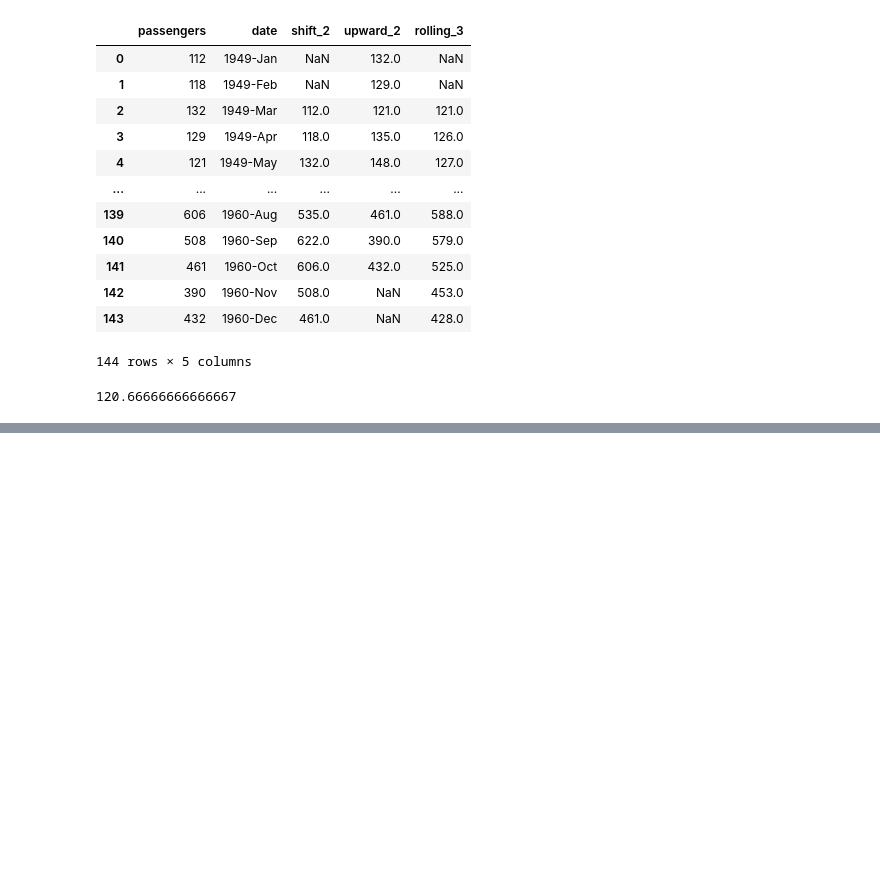
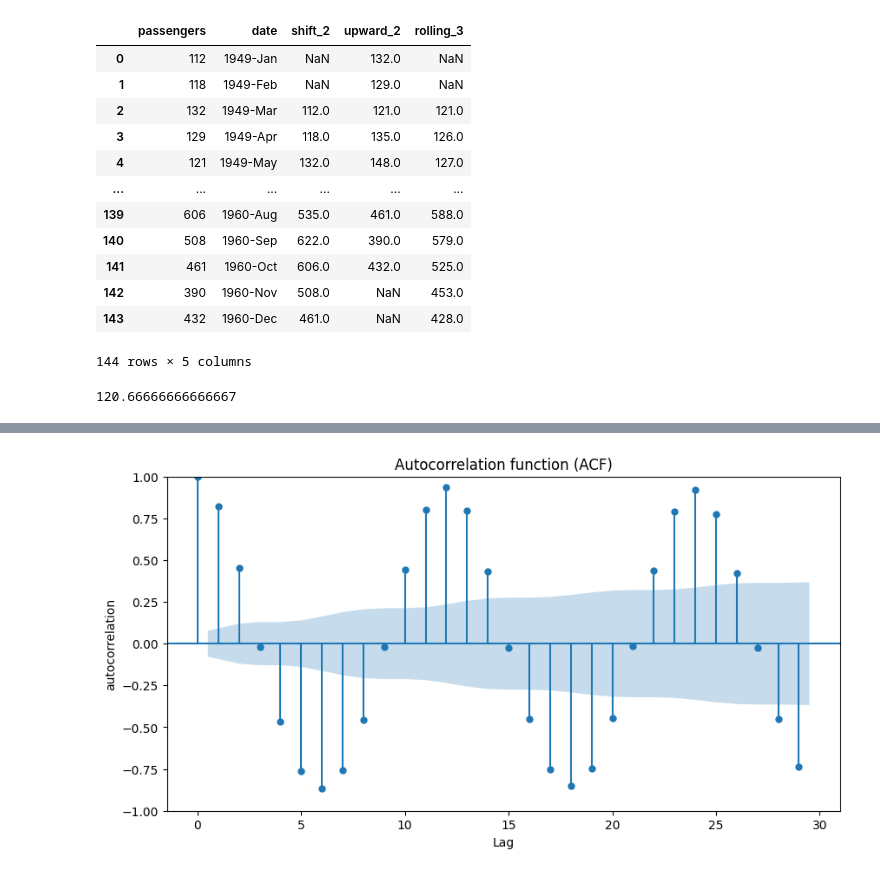
Before and after one commit to pranav2695/ML_Mastery, a Jupyter notebook: 01_Supervised/TimeSeries/Medium-Articles/Basic.ipynb, the cells around one changed output, grey strips where cells are left out. Drawn from its saved outputs; the diff is of its cells as text; code cells hidden in the pictures; blank space fills up the shorter version.

```diff
--- a/01_Supervised/TimeSeries/Medium-Articles/Basic.ipynb
+++ b/01_Supervised/TimeSeries/Medium-Articles/Basic.ipynb
@@ -111,0 +204,12 @@ df_rolling
+# %%
+# p value is less than cretical values so we assume time series is stationary
+from statsmodels.graphics.tsaplots import plot_acf, plot_pacf
+# Plot acf
+fig, ax = plt.subplots(figsize=(10,5))
+plot_acf(df_temp_max, ax=ax)
+plt.xlabel('Lag')
+plt.ylabel('autocorrelation')
+plt.title('Autocorrelation function (ACF)')
+plt.show()
+# %% [output]
+[figure, added]
```
Also changed, not shown: parts of 10 cells of this notebook, 1 other file.
